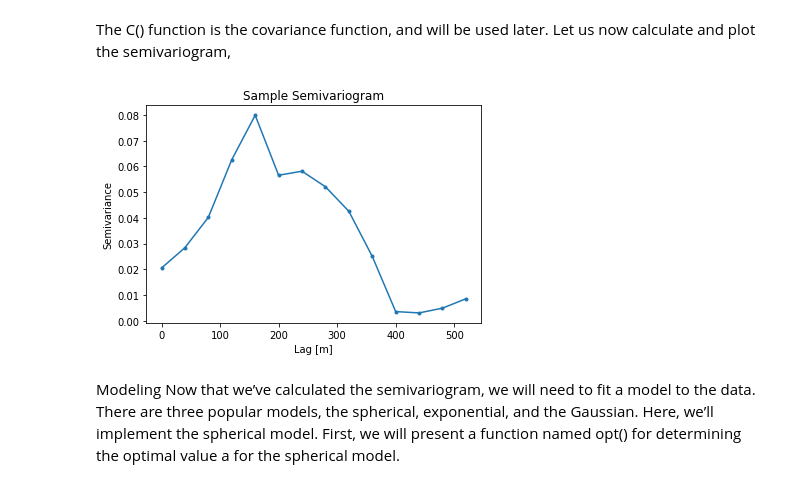
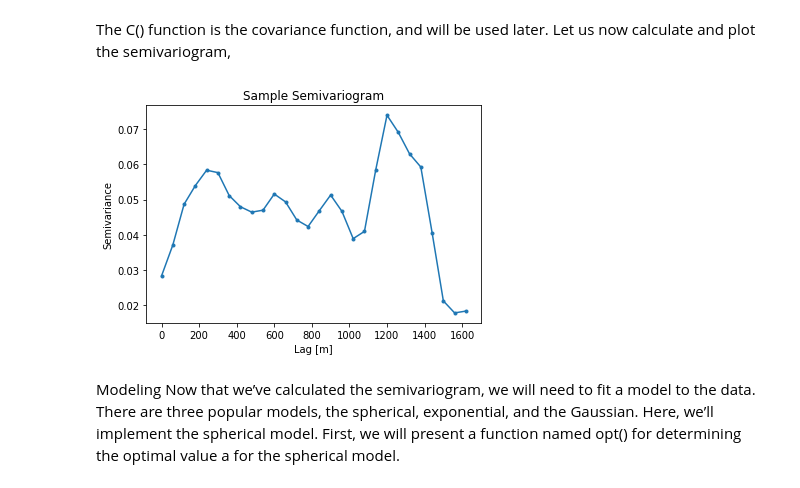
Before and after one commit to red5alex/kriglab, a Jupyter notebook: Simple_Kriging-1D-Temporal.ipynb, the cells around one changed output. Saved outputs shown, nothing was run; the diff lists cells and outputs as text; code cells hidden in the pictures.

```diff
--- a/Simple_Kriging-1D-Temporal.ipynb
+++ b/Simple_Kriging-1D-Temporal.ipynb
@@ -21,7 +21,7 @@ plt.rcParams['savefig.bbox'] = 'tight'
 # plt.rcParams['savefig.frameon'] = False
 # %%
 import pandas as pd
-df_Qts = pd.read_csv('5297Q_2010-11.txt',
+df_Qts = pd.read_csv('5297Q_2010-14.txt',
                 usecols =["DATUM","MESSWERT_NUM"] ,
                 index_col=0,
                 parse_dates=True,
@@ -107,17 +107,17 @@ The C() function is the covariance function, and will be used later. Let us now
 # %%
 
 # bandwidth, plus or minus bw meters
-bw = 40
+bw = 60
 # lags in 500 meter increments from zero to 10,000
-hs = np.arange(0, 600, bw)
+hs = np.arange(0, 2000, bw)
 sv = SV( P, hs, bw )
 plot( sv[0], sv[1], '.-' )
 xlabel('Lag [m]')
 ylabel('Semivariance')
 title('Sample Semivariogram') ;
 savefig('sample_semivariogram.png',fmt='png',dpi=200)
 # %% [output]
-[figure, old version]
+[figure, new version]
 # %% [markdown]
 Modeling
 Now that we’ve calculated the semivariogram, we will need to fit a model to the data. There are three popular models, the spherical, exponential, and the Gaussian. Here, we’ll implement the spherical model. First, we will present a function named opt() for determining the optimal value a for the spherical model.
```
Also changed, not shown: parts of 10 cells of this notebook, 6 other files.
